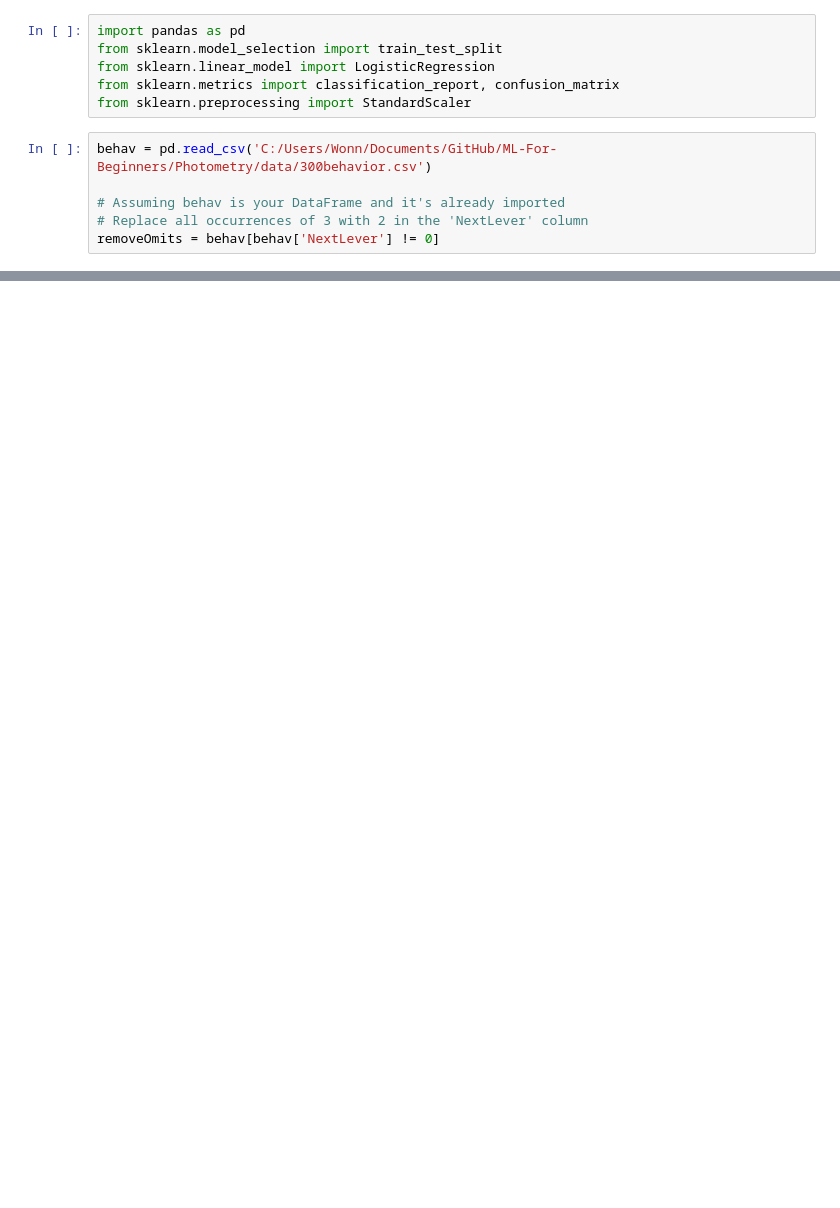
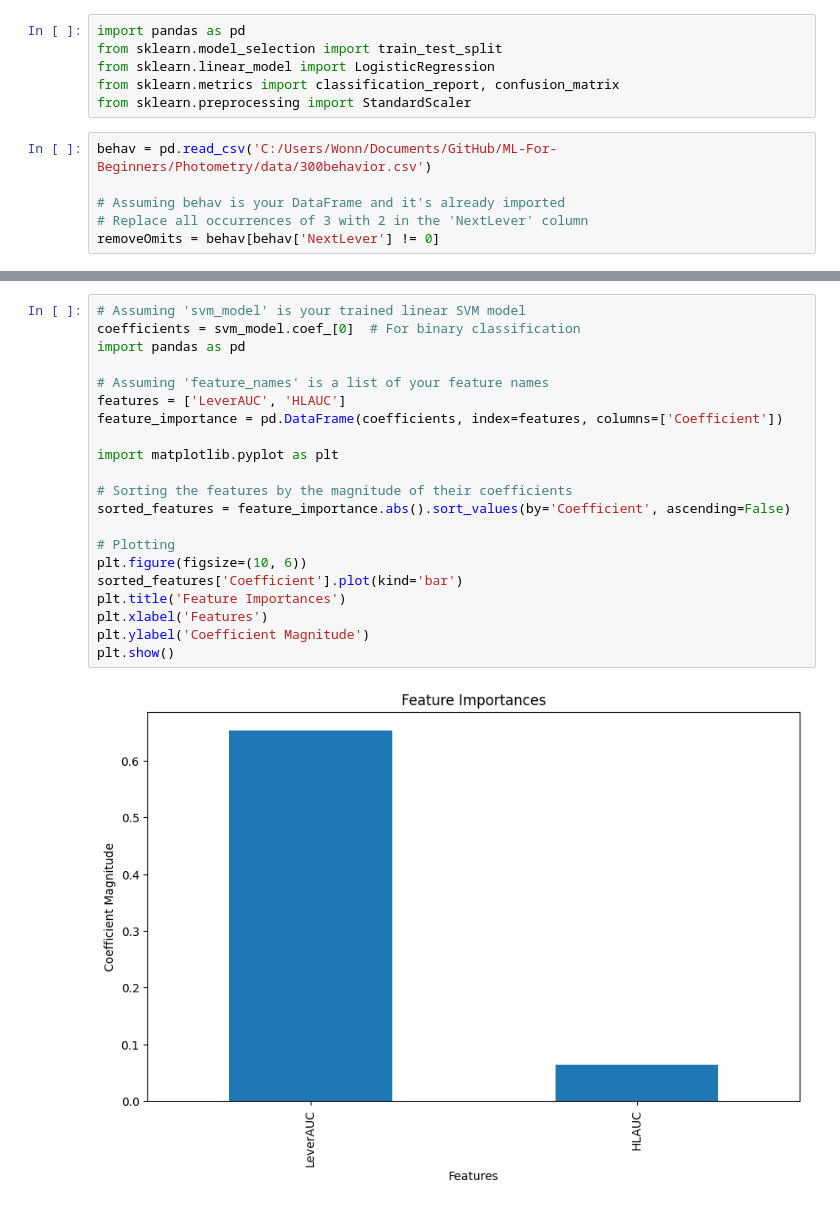
Before and after one commit to wonnpyon/ML-For-Beginners, a Jupyter notebook: Photometry/07SVMs.ipynb, the cells around one changed output, grey strips where cells are left out. Drawn from its saved outputs; the diff is of its cells as text; blank space fills up the shorter version.

```diff
--- a/Photometry/07SVMs.ipynb
+++ b/Photometry/07SVMs.ipynb
@@ -90,0 +139,23 @@ Confusion Matrix:
+# %%
+# Assuming 'svm_model' is your trained linear SVM model
+coefficients = svm_model.coef_[0]  # For binary classification
+import pandas as pd
+
+# Assuming 'feature_names' is a list of your feature names
+features = ['LeverAUC', 'HLAUC']
+feature_importance = pd.DataFrame(coefficients, index=features, columns=['Coefficient'])
+
+import matplotlib.pyplot as plt
+
+# Sorting the features by the magnitude of their coefficients
+sorted_features = feature_importance.abs().sort_values(by='Coefficient', ascending=False)
+
+# Plotting
+plt.figure(figsize=(10, 6))
+sorted_features['Coefficient'].plot(kind='bar')
+plt.title('Feature Importances')
+plt.xlabel('Features')
+plt.ylabel('Coefficient Magnitude')
+plt.show()
+# %% [output]
+[figure, added]
```
Also changed, not shown: parts of 6 cells of this notebook.
